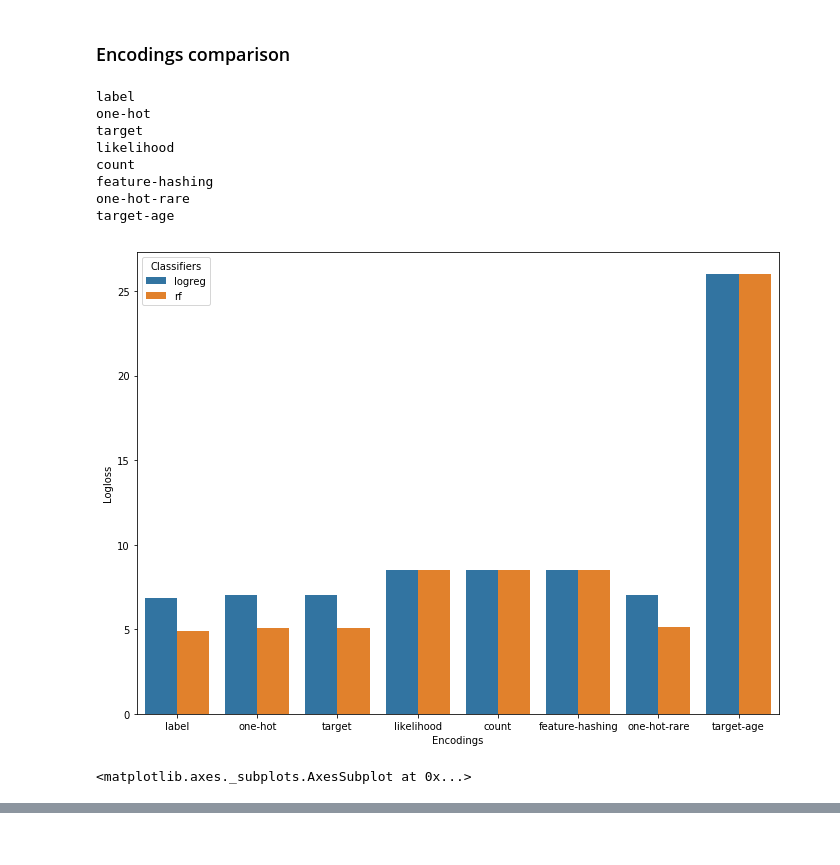
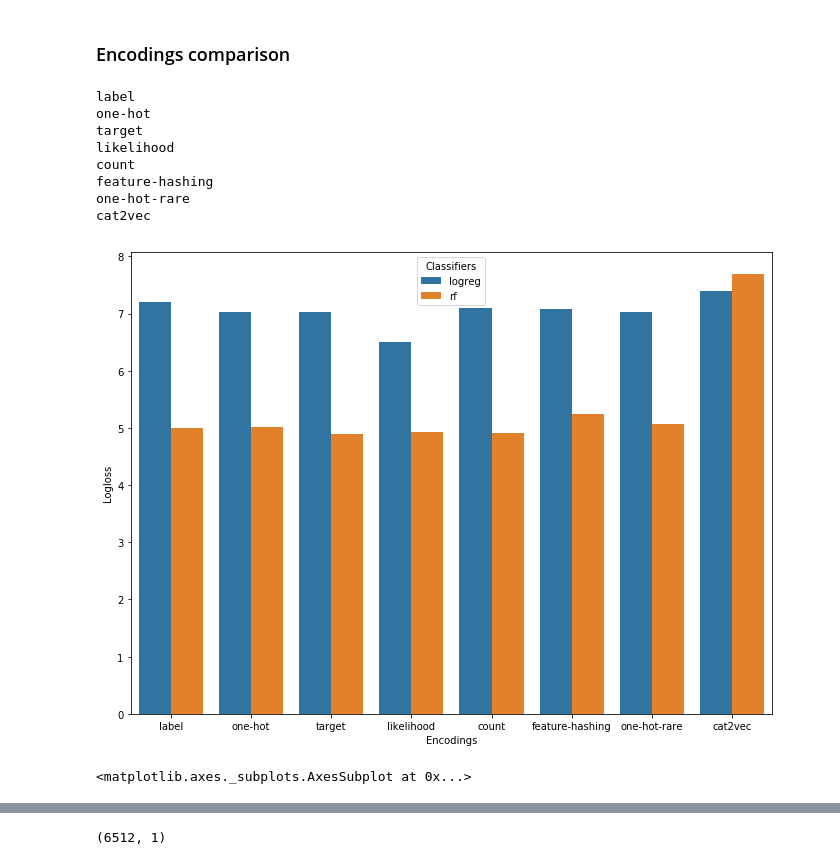
Before and after one commit to Didayolo/medi-chal, a Jupyter notebook: notebooks/encodings/encoding_benchmark.ipynb, the cells around one changed output, grey strips where cells are left out. Saved outputs shown, nothing was run; the diff lists cells and outputs as text; code cells hidden in the pictures.

Commit message:
Encodings benchmark update

```diff
--- a/notebooks/encodings/encoding_benchmark.ipynb
+++ b/notebooks/encodings/encoding_benchmark.ipynb
@@ -187,7 +289,7 @@ plt.plot(x, y)
 ### Encodings comparison
 # %%
 # benchmark
-encodings = ['label', 'one-hot', 'target', 'likelihood', 'count', 'feature-hashing', 'one-hot-rare', 'target-age'] # 'probability'
+encodings = ['label', 'one-hot', 'target', 'likelihood', 'count', 'feature-hashing', 'one-hot-rare', 'cat2vec'] # 'probability'
 classifiers = {'logreg' : LogisticRegression(),
                'rf' : RandomForestClassifier(n_estimators=100)}
 
@@ -206,19 +308,22 @@ for code in encodings:
     if code == 'one-hot-rare':
         D.process_data(missing='most', code='one-hot', norm='none', rare=True, coeff=0.2)
 
-    elif code == 'target-age':
-        D.process_data(missing='most', code='target', norm='none', target='age')
-
     elif code == 'feature-hashing':
         X_train = D.get_data('X_train')
         X_test = D.get_data('X_test')
         X_train = encoding.feature_hashing(X_train, n_features=20)
         X_test = encoding.feature_hashing(X_test, n_features=20)
 
+    elif code == 'cat2vec':
+        X_train = D.get_data('X_train')
+        X_test = D.get_data('X_test')
+        X_train = encoding.cat2vec(X_train, size=7, window=9)
+        X_test = encoding.cat2vec(X_test, size=7, window=9)
+
     else:
         D.process_data(missing='most', code=code, norm='none', target='class')
 
-    if 'feature-hashing' not in code: # DEGUEU, for all instead of feature hashing
+    if 'feature-hashing' not in code and code != 'cat2vec': # for all instead of feature hashing or cat2vec
         X_train = D.get_data('X_train', processed=True)
         X_test = D.get_data('X_test', processed=True)
 
@@ -229,8 +334,8 @@ for code in encodings:
         y_test = np.argmax(y_test, axis=1)
 
     else:
-        y_train = D.get_data('y_train', processed=True).values.ravel()
-        y_test = D.get_data('y_test', processed=True).values.ravel()
+        y_train = D.get_data('y_train', processed=False).values.ravel()
+        y_test = D.get_data('y_test', processed=False).values.ravel()
         y_train = y_train.astype('int')
         y_test = y_test.astype('int')
 
@@ -247,33 +352,33 @@ for code in encodings:
     end = time.clock()
     times[code] = end - start
 
 # Plots
 # LOGLOSS PLOT
 results = pd.DataFrame({'Logloss': loss, 'Encodings': encs, 'Classifiers': clfs})
 fig, ax = plt.subplots()
 fig.set_size_inches(11.5, 8.5)
 sns.barplot(x="Encodings", y="Logloss", hue="Classifiers", data=results)
 plt.show()
 
 # DIMENSIONALITY PLOT
 results = pd.DataFrame({'Dimensionality': list(dims.values()), 'Encodings': list(dims.keys())})
 fig, ax = plt.subplots()
 fig.set_size_inches(11.5, 8.5)
 sns.barplot(x='Encodings', y='Dimensionality', data=results)
 
 # TIME PLOT
 results = pd.DataFrame({'Time (seconds)': list(times.values()), 'Encodings': list(times.keys())})
 fig, ax = plt.subplots()
 fig.set_size_inches(11.5, 8.5)
 sns.barplot(x='Encodings', y='Time (seconds)', data=results)
 # %% [output]
 label
 one-hot
 target
 likelihood
 count
 feature-hashing
 one-hot-rare
-target-age
+cat2vec
-[figure, old version]
+[figure, new version]
 <matplotlib.axes._subplots.AxesSubplot at 0x...>
@@ -281,0 +387,4 @@ target-age
+# %%
+D.get_data('y_test').shape
+# %% [output]
+(6512, 1)
```
Also changed, not shown: parts of 11 cells of this notebook, 1 other file.
